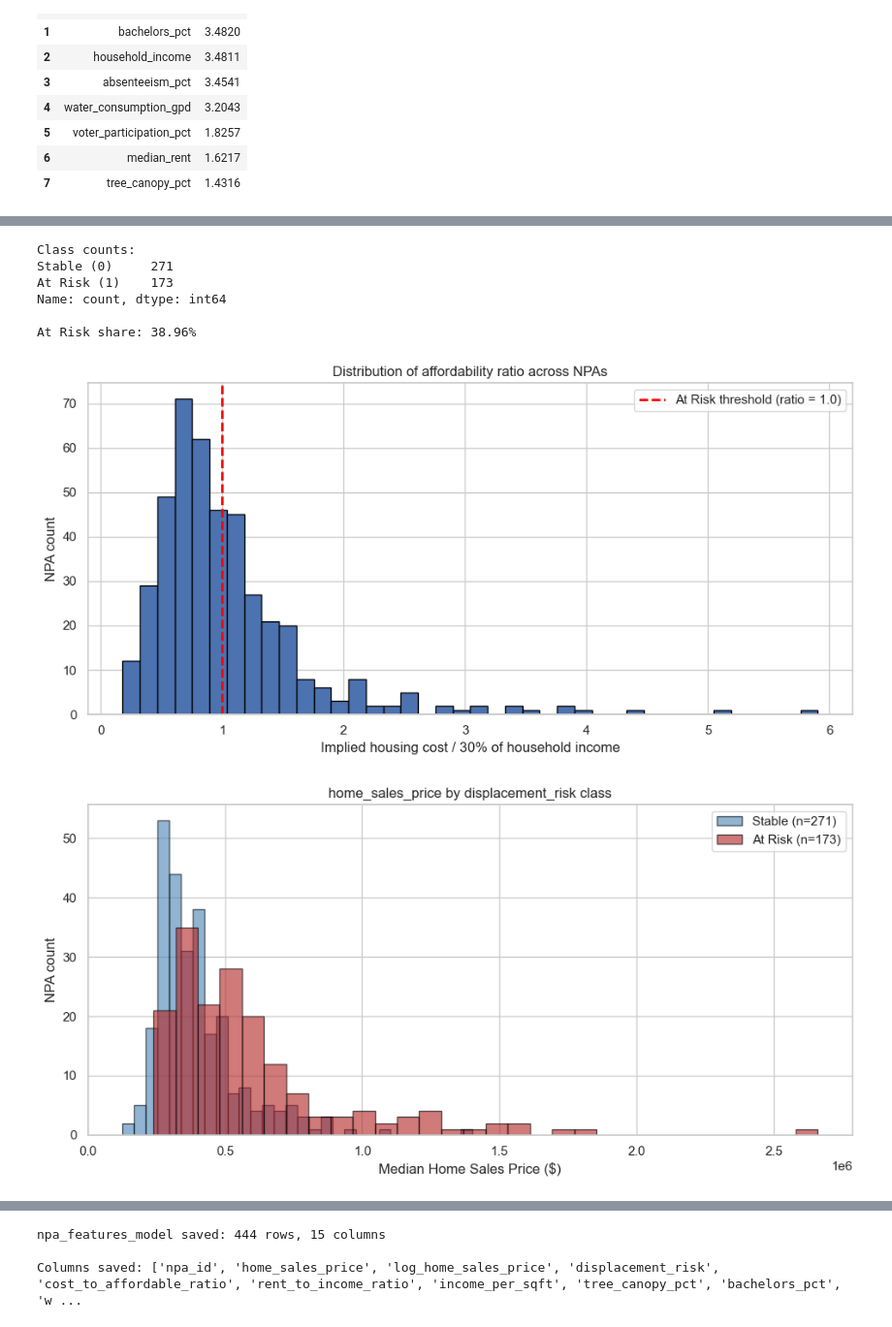
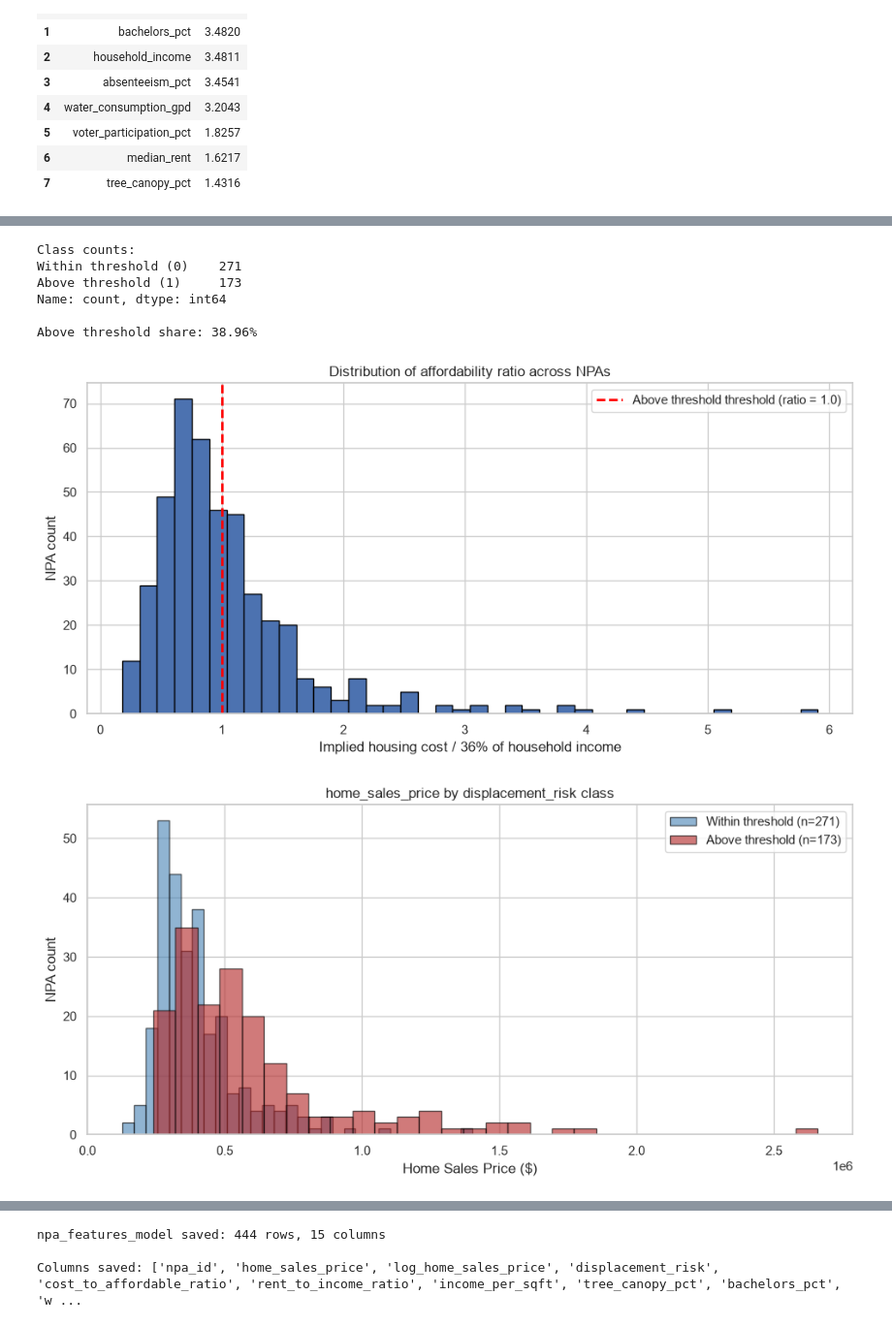
Before and after one commit to juanthom99/Charlotte-NPA-Housing-Affordability-Analysis, a Jupyter notebook: notebooks/02_eda.ipynb, the cells around one changed output, grey strips where cells are left out. Shown at 97% size. Saved outputs shown, nothing was run; the diff lists cells and outputs as text; code cells hidden in the pictures.

```diff
--- a/notebooks/02_eda.ipynb
+++ b/notebooks/02_eda.ipynb
@@ -32,7 +38,12 @@ sns.set_theme(style='whitegrid', context='notebook')
 pd.set_option('display.float_format', lambda x: f'{x:,.4f}')
 
 # Dynamic base path so any partner can run this without editing
-base = os.path.abspath(os.path.join(os.getcwd(), '..'))
+from pathlib import Path
+# Works from the repository root or the notebooks directory.
+base = next((str(p) for p in [Path.cwd(), *Path.cwd().parents]
+             if (p / 'data' / 'raw').is_dir() and (p / 'notebooks').is_dir()), None)
+if base is None:
+    raise FileNotFoundError('Run this notebook from the cloned project directory.')
 db_path = os.path.join(base, 'data', 'charlotte_housing.db')
 
 conn = sqlite3.connect(db_path)
@@ -216,7 +227,7 @@ Log skew: 0.898
 # Boxplot to identify high-end outliers
 fig, ax = plt.subplots(figsize=(12, 3))
 ax.boxplot(tgt.dropna(), vert=False)
-ax.set_xlabel('Median Home Sales Price ($)')
+ax.set_xlabel('Home Sales Price ($)')
 ax.set_title('Outlier scan: home_sales_price')
 plt.tight_layout()
 plt.show()
@@ -374,45 +387,45 @@ df_model['displacement_risk'] = (
 # %%
 # Class balance check
 vc = df_model['displacement_risk'].value_counts().sort_index()
-vc.index = ['Stable (0)', 'At Risk (1)']
+vc.index = ['Within threshold (0)', 'Above threshold (1)']
 print('Class counts:')
 print(vc)
-print(f'\nAt Risk share: {df_model["displacement_risk"].mean() * 100:.2f}%')
+print(f'\nAbove threshold share: {df_model["displacement_risk"].mean() * 100:.2f}%')
 # %% [output]
 Class counts:
-Stable (0)     271
-At Risk (1)    173
+Within threshold (0)    271
+Above threshold (1)     173
 Name: count, dtype: int64
 
-At Risk share: 38.96%
+Above threshold share: 38.96%
 # %%
-# Visualize the affordability ratio. Anything to the right of 1.0 is At Risk.
+# Visualize the affordability ratio. Anything to the right of 1.0 is Above threshold.
 fig, ax = plt.subplots(figsize=(10, 5))
 ax.hist(df_model['cost_to_affordable_ratio'].dropna(), bins=40, edgecolor='black')
-ax.axvline(1.0, color='red', linestyle='--', linewidth=2, label='At Risk threshold (ratio = 1.0)')
-ax.set_xlabel('Implied housing cost / 30% of household income')
+ax.axvline(1.0, color='red', linestyle='--', linewidth=2, label='Above threshold threshold (ratio = 1.0)')
+ax.set_xlabel('Implied housing cost / 36% of household income')
 ax.set_ylabel('NPA count')
 ax.set_title('Distribution of affordability ratio across NPAs')
 ax.legend()
 plt.tight_layout()
 plt.show()
 # %% [output]
-[figure, old version]
+[figure, new version]
 # %%
 # Sales price distribution split by class to show the label is meaningful
 fig, ax = plt.subplots(figsize=(10, 5))
 for label, color in [(0, 'steelblue'), (1, 'firebrick')]:
     sub = df_model[df_model['displacement_risk'] == label]['home_sales_price']
     ax.hist(sub.dropna(), bins=30, alpha=0.6, color=color,
-            label=f'{"At Risk" if label == 1 else "Stable"} (n={len(sub)})', edgecolor='black')
-ax.set_xlabel('Median Home Sales Price ($)')
+            label=f'{"Above threshold" if label == 1 else "Within threshold"} (n={len(sub)})', edgecolor='black')
+ax.set_xlabel('Home Sales Price ($)')
 ax.set_ylabel('NPA count')
 ax.set_title('home_sales_price by displacement_risk class')
 ax.legend()
 plt.tight_layout()
 plt.show()
 # %% [output]
-[figure, old version]
+[figure, new version]
 # %% [markdown]
 ## 8. Feature Engineering Recommendations
 
```
Also changed, not shown: parts of 11 cells of this notebook, 7 other files.
